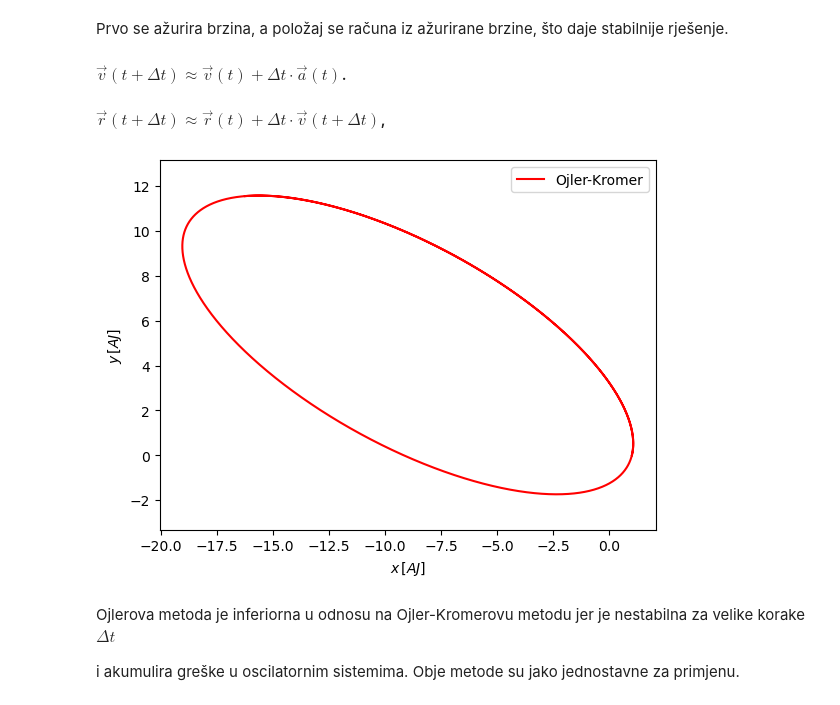
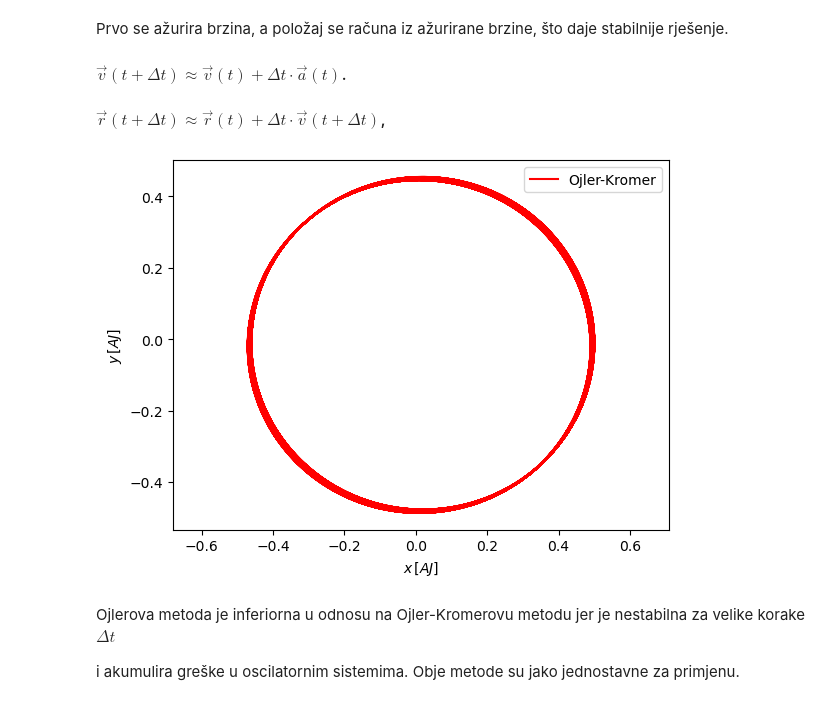
Before and after one commit to zorzeus/Numericke-metode-u-astronomiji, a Jupyter notebook: nma_07.ipynb, the cells around one changed output. Cells and saved outputs as stored; diff of their text form; code cells hidden in the pictures.

```diff
--- a/nma_07.ipynb
+++ b/nma_07.ipynb
@@ -85,7 +83,7 @@ z=[0]
 
 vx=[0] # početne brzine
 vy=[4e4]
-vz=[1e3]
+vz=[1e4]
 
 t=year2second(50) # parametri integracije
 dt=day2second(1)
@@ -133,47 +131,47 @@ Prvo se ažurira brzina, a položaj se računa iz ažurirane brzine, što daje s
 #### $\vec{v}(t+\Delta t)\approx\vec{v}(t)+\Delta t\cdot\vec{a}(t)$.
 #### $\vec{r}(t+\Delta t)\approx\vec{r}(t)+\Delta t\cdot\vec{v}(t+\Delta t)$,
 # %%
-x=[au2m(1)] # #početni uslovi
-y=[0]
+x=[au2m(0.5)] # #početni uslovi
+y=[0.25]
 z=[0]
 
-vx=[1e4] # početne brzine
+vx=[0] # početne brzine
 vy=[4e4]
-vz=[0]
+vz=[1e4]
 
 tt=0
 dt=day2second(1)
 while tt<t:
 
     r=np.sqrt(x[-1]**2+y[-1]**2+z[-1]**2) #trenutno heliocentrično rastojanje
 
     # komponente ubrzanja
     ax=-gm/r**3*x[-1]
     ay=-gm/r**3*y[-1]
     az=-gm/r**3*z[-1]
 
     # brzine
     vx.append(vx[-1]+ax*dt)
     vy.append(vy[-1]+ay*dt)
     vz.append(vz[-1]+az*dt)
 
     # koordinate
     x.append(x[-1]+vx[-1]*dt)
     y.append(y[-1]+vy[-1]*dt)
     z.append(z[-1]+vz[-1]*dt)
 
     # vrijeme
     tt=tt+dt
 
 plt.plot(m2au(np.array(x)), m2au(np.array(y)),'r', label='Ojler-Kromer')
 plt.axis('equal')
 plt.legend()
 plt.xlabel('$x\,[AJ]$')
 plt.ylabel('$y\,[AJ]$')
 plt.legend()
 plt.show()
 # %% [output]
-[figure, old version]
+[figure, new version]
 # %% [markdown]
 Ojlerova metoda je inferiorna u odnosu na Ojler-Kromerovu metodu jer je nestabilna za velike korake $\Delta t$
 
```
Also changed, not shown: parts of 19 cells of this notebook.
